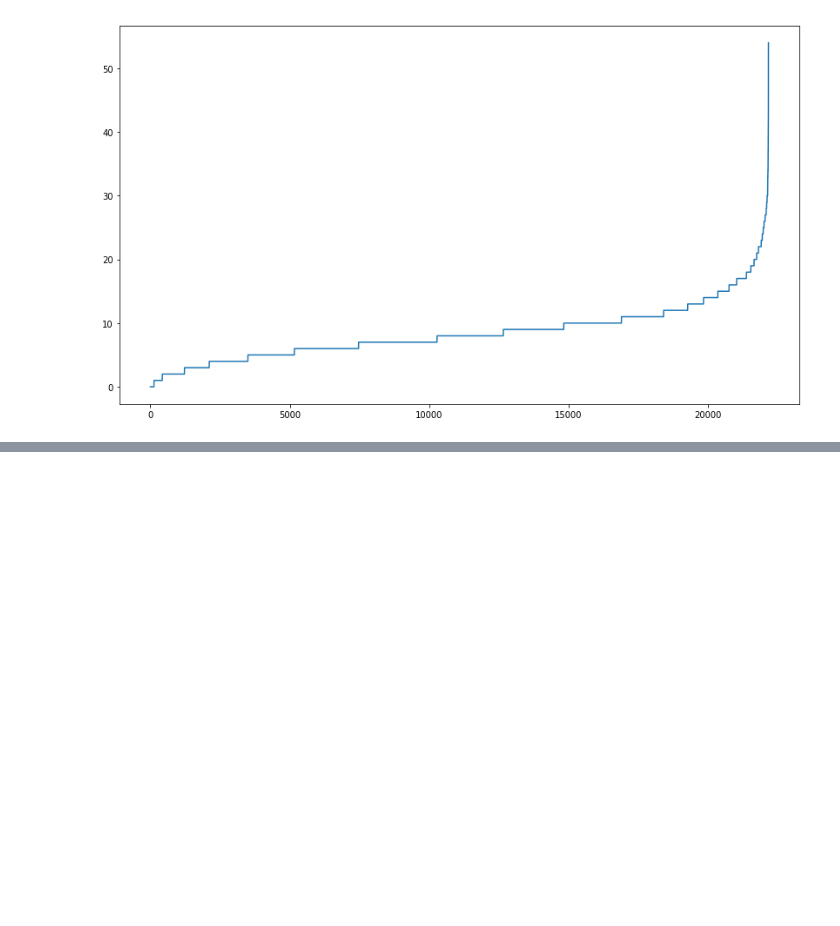
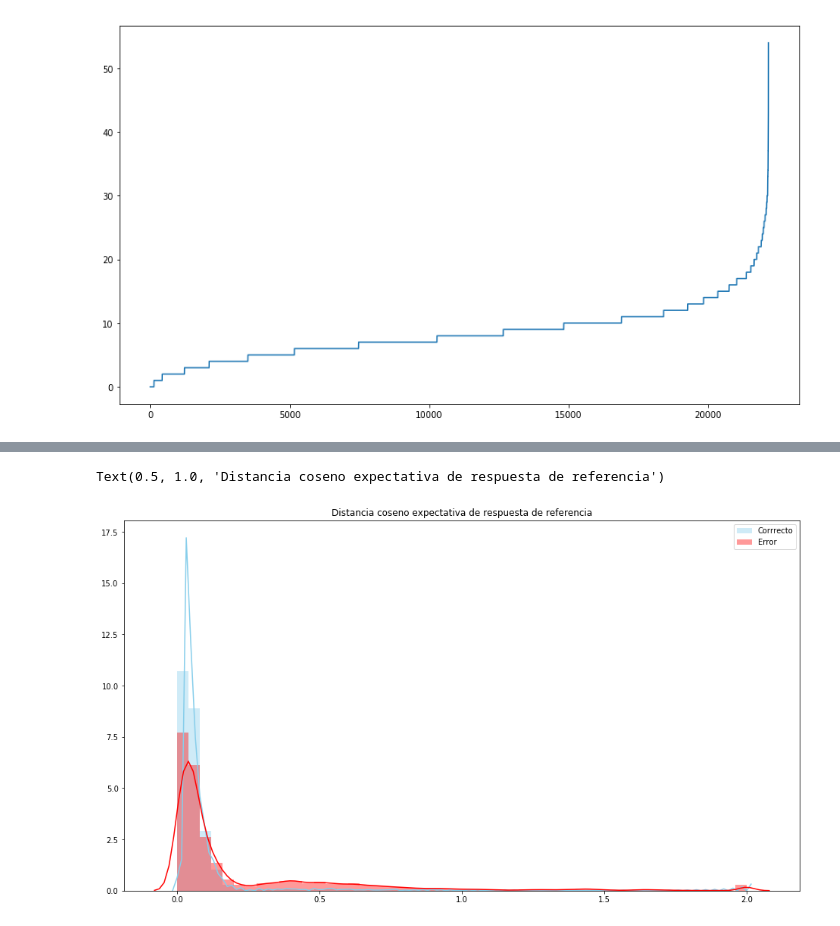
Before and after one commit to Yagwar/ASAG_Test, a Jupyter notebook: Expected probability distances.ipynb, the cells around one changed output, grey strips where cells are left out. Cells and saved outputs as stored; diff of their text form; code cells hidden in the pictures; blank space fills up the shorter version.

```diff
--- a/Expected probability distances.ipynb
+++ b/Expected probability distances.ipynb
@@ -381,3 +400,0 @@ plt.title("Distancia Euclideana")
-# %%
-y_embd_3=preg_expect(X_dat[4647],y_emb_ocurrs)
-cos_dist,euclid_dist=dists_resp(X_dat[4647],y_dat[4647],y_embd_3)
@@ -385,0 +401,20 @@ sum(y_dat[4647])
+# %%
+coss_refans=[]
+eucl_refans=[]
+for sample in range(X_dat_refans.shape[0]):
+#     print(sample)
+    y_embd_sample=preg_expect(X_dat_refans[sample],y_emb_ocurrs_refans_respest)
+    cos_dist,euclid_dist=dists_resp(X_dat_refans[sample],y_dat[sample],y_embd_sample)
+    coss_refans.append(cos_dist)
+    eucl_refans.append(euclid_dist)
+coss_refans=np.array(coss_refans)
+eucl_refans=np.array(eucl_refans)
+# %%
+plt.figure(figsize=(16,9))
+sns.distplot(coss_refans[calif==1] , color="skyblue", label="Corrrecto")
+sns.distplot(coss_refans[calif==0] , color="red", label="Error")
+plt.legend()
+plt.title("Distancia coseno expectativa de respuesta de referencia")
+# %% [output]
+Text(0.5, 1.0, 'Distancia coseno expectativa de respuesta de referencia')
+[figure, added]
```
Also changed, not shown: parts of 21 cells of this notebook.
